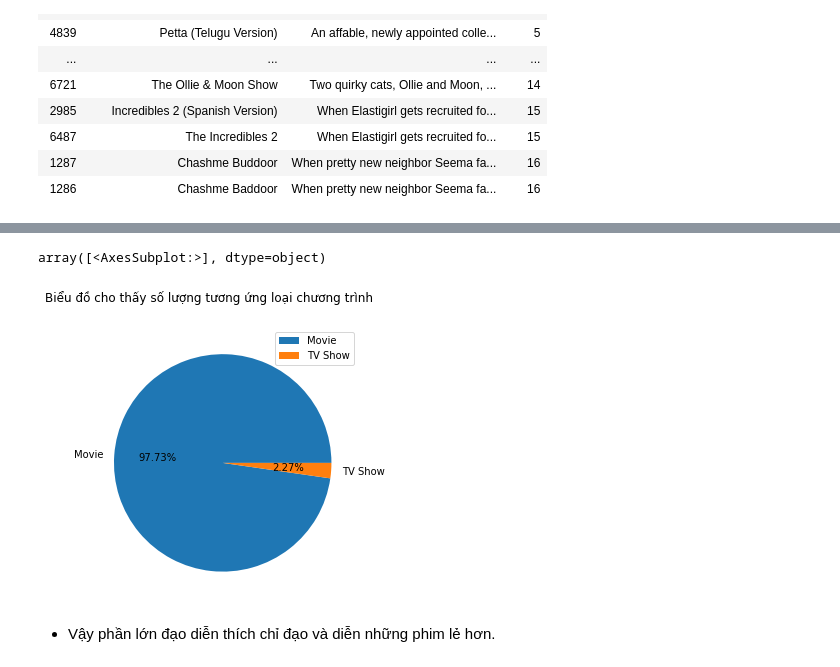
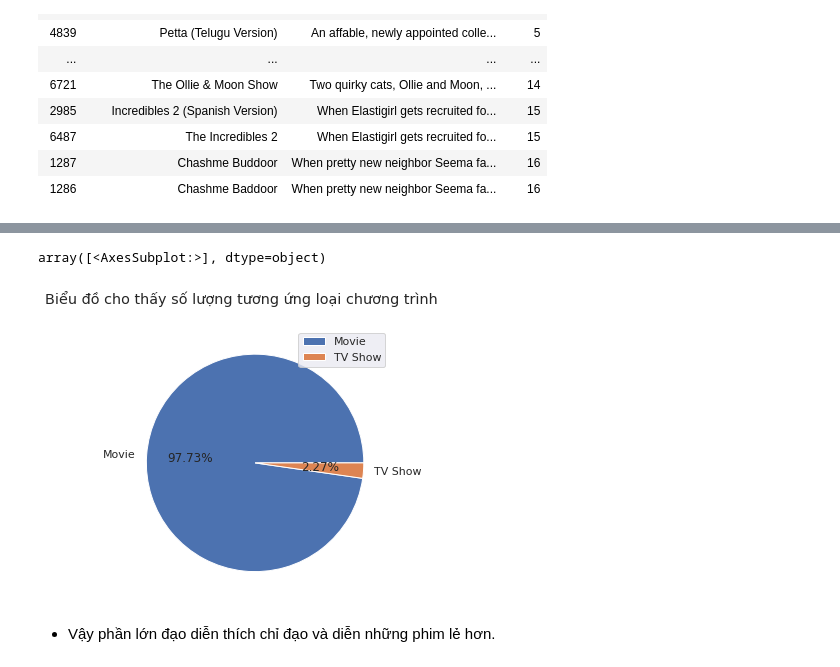
Before and after one commit to sgrayk/P4DS, a Jupyter notebook: Data preprocess Final.ipynb, the cells around one changed output, grey strips where cells are left out. Drawn from its saved outputs; the diff is of its cells as text; code cells hidden in the pictures.

```diff
--- a/Data preprocess Final.ipynb
+++ b/Data preprocess Final.ipynb
@@ -815,10 +817,12 @@ Vài ví dụ về những phim đó gồm:
 # %%
+sns.set_theme()
+
 all_type_df = pd.DataFrame(list_df['type'].value_counts())
-all_type_df.plot.pie(legend=True, title='Biểu đồ cho thấy số lượng tương ứng loại chương trình',
+all_type_df.plot(kind='pie', legend=True, title='Biểu đồ cho thấy số lượng tương ứng loại chương trình',
                      subplots=True,autopct='%1.2f%%', figsize=(15,5), ylabel='')
 # %% [output]
 array([<AxesSubplot:>], dtype=object)
-[figure, old version]
+[figure, new version]
 # %% [markdown]
 - Vậy phần lớn đạo diễn thích chỉ đạo và diễn những phim lẻ hơn.
 # %%
```
Also changed, not shown: parts of 18 cells of this notebook.
